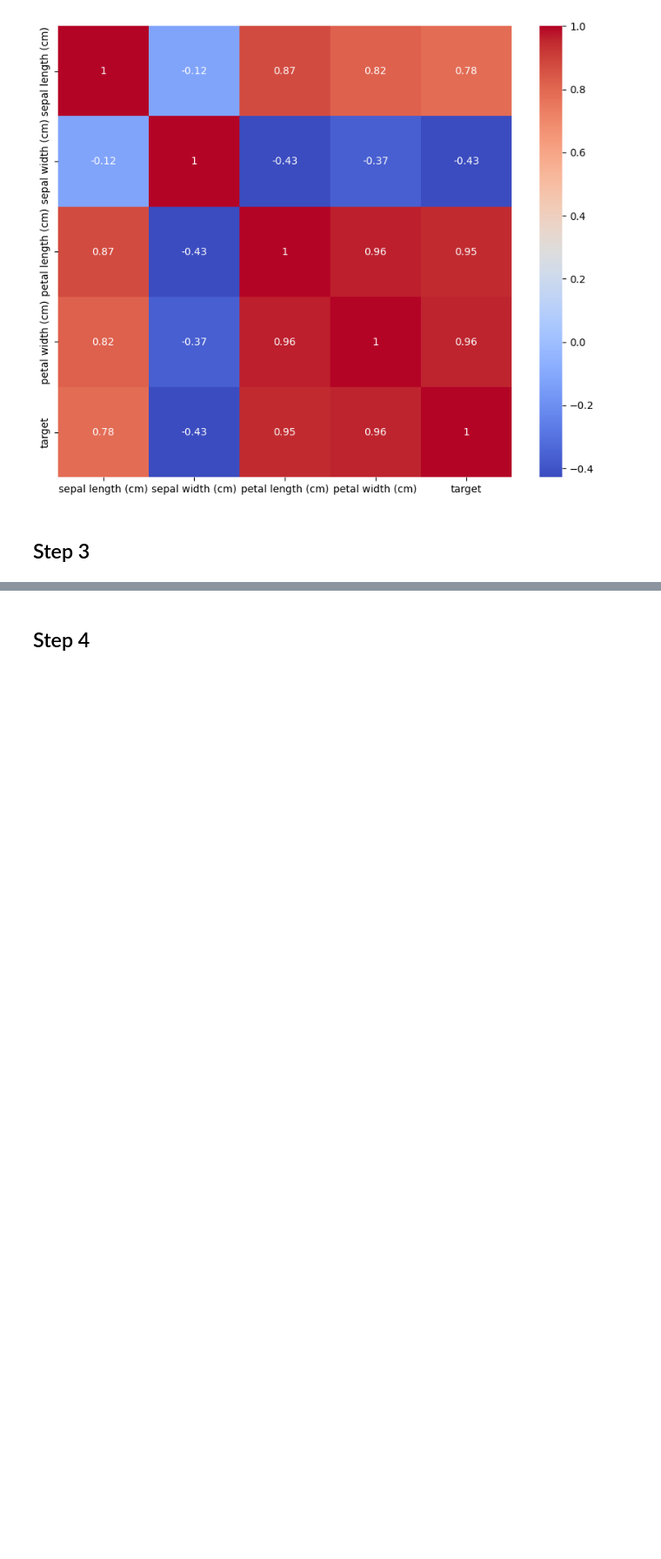
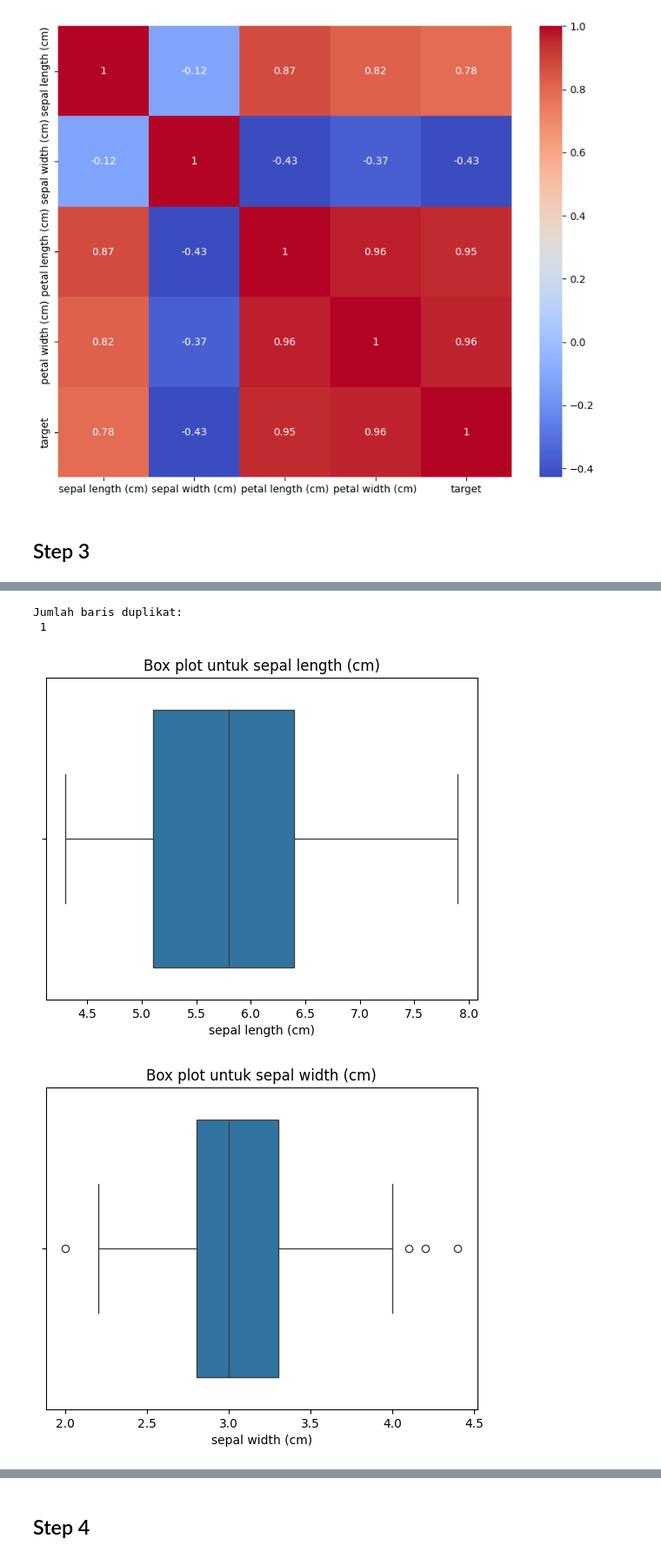
Before and after one commit to RyanGA09/DigiTalent_IntermediateDataScience-SelfPractice, a Jupyter notebook: notebooks/self_practice-2.ipynb, the cells around one changed output, grey strips where cells are left out. Shown at 87% size. Cells and saved outputs as stored; diff of their text form; code cells hidden in the pictures; blank space fills up the shorter version.

```diff
--- a/notebooks/self_practice-2.ipynb
+++ b/notebooks/self_practice-2.ipynb
@@ -179,0 +165,8 @@ plt.show()
+# %%
+# Load dataset iris
+iris = load_iris()
+df = pd.DataFrame(data=iris.data, columns=iris.feature_names)
+df['target'] = iris.target
+
+# Melihat jumlah nilai kosong (missing value) pada setiap kolom
+print("\nJumlah nilai kosong pada setiap kolom:\n", df.isnull().sum())
@@ -179,0 +181,16 @@ plt.show()
+# %%
+# Melihat jumlah nilai duplikat pada dataset
+print("\nJumlah baris duplikat:\n", df.duplicated().sum())
+# %% [output]
+Jumlah baris duplikat:
+ 1
+# %%
+# Mencari outlier pada setiap variabel numerik menggunakan box plot
+for col in iris.feature_names:
+  plt.figure()
+  sns.boxplot(x=df[col])
+  plt.title(f"Box plot untuk {col}")
+  plt.show()
+# %% [output]
+[figure, added]
+[figure, added]
```
Also changed, not shown: parts of 24 cells of this notebook, 1 other file.
